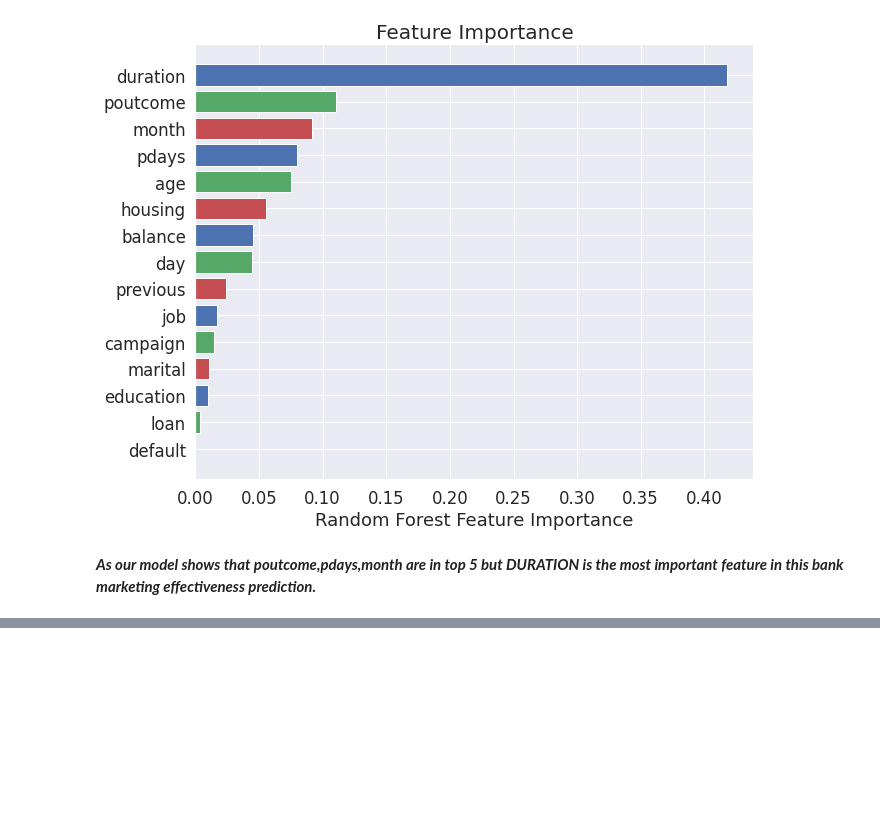
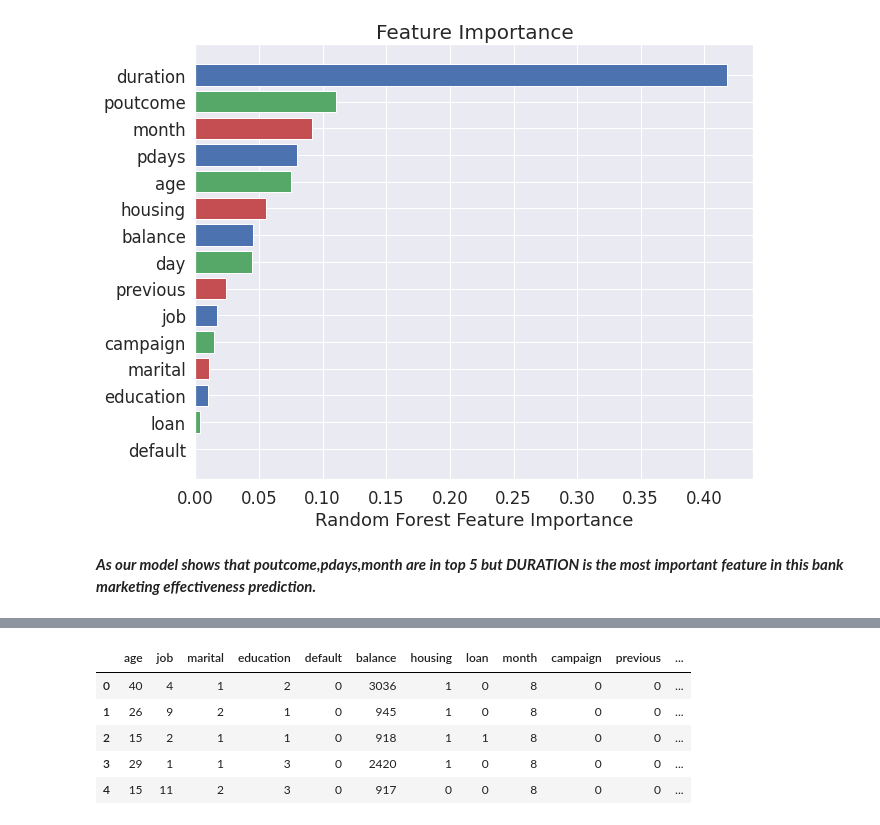
Before and after one commit to asim5800/Marketing-Campaign-Effectiveness-Prediction-, a Jupyter notebook: Bank_Marketing_Effectiveness_Prediction_Capstone_Project.ipynb, the cells around one changed output, grey strips where cells are left out. Saved outputs shown, nothing was run; the diff lists cells and outputs as text; code cells hidden in the pictures; blank space fills up the shorter version.

```diff
--- a/Bank_Marketing_Effectiveness_Prediction_Capstone_Project.ipynb
+++ b/Bank_Marketing_Effectiveness_Prediction_Capstone_Project.ipynb
@@ -815,0 +843,17 @@ plt.title('Feature Importance', fontsize=20);
+# %%
+# import preprocessing from sklearn
+from sklearn import preprocessing
+
+le = preprocessing.LabelEncoder()
+
+# 2/3. FIT AND TRANSFORM
+# use df.apply() to apply le.fit_transform to all columns
+dfxg= dfxg.apply(le.fit_transform)
+dfxg.head()
+# %% [output]
+|  | age | job | marital | education | default | balance | housing | loan | month | campaign | previous | ... |
+| 0 | 40 | 4 | 1 | 2 | 0 | 3036 | 1 | 0 | 8 | 0 | 0 | ... |
+| 1 | 26 | 9 | 2 | 1 | 0 | 945 | 1 | 0 | 8 | 0 | 0 | ... |
+| 2 | 15 | 2 | 1 | 1 | 0 | 918 | 1 | 1 | 8 | 0 | 0 | ... |
+| 3 | 29 | 1 | 1 | 3 | 0 | 2420 | 1 | 0 | 8 | 0 | 0 | ... |
+| 4 | 15 | 11 | 2 | 3 | 0 | 917 | 0 | 0 | 8 | 0 | 0 | ... |
```
Also changed, not shown: parts of 23 cells of this notebook.
